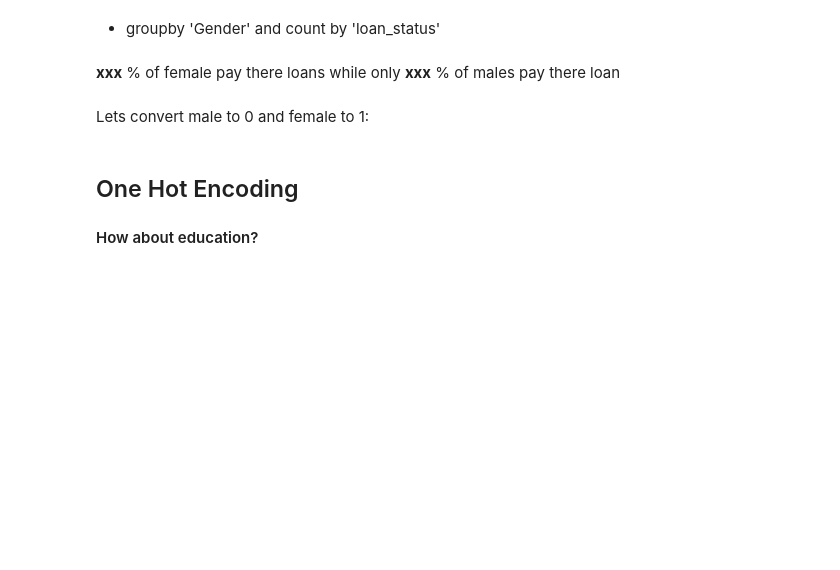
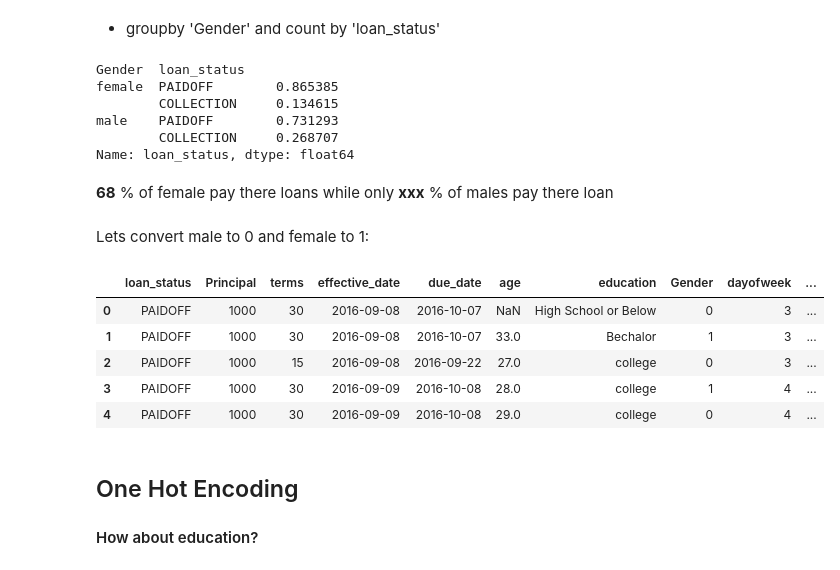
Before and after one commit to kieutridang/Data-Pre-processing-and-Analysis, a Jupyter notebook: final_assignment/LDS5_261_Project_1/FullName_Project_Loan.ipynb, the cells around one changed output. Saved outputs shown, nothing was run; the diff lists cells and outputs as text; code cells hidden in the pictures; blank space fills up the shorter version.

```diff
--- a/final_assignment/LDS5_261_Project_1/FullName_Project_Loan.ipynb
+++ b/final_assignment/LDS5_261_Project_1/FullName_Project_Loan.ipynb
@@ -550,4 +562,13 @@ We see that people who get the loan at the end of the week don't pay it off, so
+# %%
+loan_train.groupby(['Gender'])['loan_status'].value_counts(normalize=True)
+# %% [output]
+Gender  loan_status
+female  PAIDOFF        0.865385
+        COLLECTION     0.134615
+male    PAIDOFF        0.731293
+        COLLECTION     0.268707
+Name: loan_status, dtype: float64
 # %% [markdown]
-**xxx** % of female pay there loans while only **xxx** % of males pay there loan
+**68** % of female pay there loans while only **xxx** % of males pay there loan
 # %% [markdown]
 Lets convert male to 0 and female to 1:
@@ -556,3 +575,13 @@ Lets convert male to 0 and female to 1:
+# %%
+loan_train['Gender'].replace(to_replace=['male','female'], value=[0,1],inplace=True)
+loan_train.head()
+# %% [output]
+|  | loan_status | Principal | terms | effective_date | due_date | age | education | Gender | dayofweek | ... |
+| 0 | PAIDOFF | 1000 | 30 | 2016-09-08 | 2016-10-07 | NaN | High School or Below | 0 | 3 | ... |
+| 1 | PAIDOFF | 1000 | 30 | 2016-09-08 | 2016-10-07 | 33.0 | Bechalor | 1 | 3 | ... |
+| 2 | PAIDOFF | 1000 | 15 | 2016-09-08 | 2016-09-22 | 27.0 | college | 0 | 3 | ... |
+| 3 | PAIDOFF | 1000 | 30 | 2016-09-09 | 2016-10-08 | 28.0 | college | 1 | 4 | ... |
+| 4 | PAIDOFF | 1000 | 30 | 2016-09-09 | 2016-10-08 | 29.0 | college | 0 | 4 | ... |
 # %% [markdown]
 ## One Hot Encoding
 #### How about education?
```
Also changed, not shown: parts of 20 cells of this notebook.
